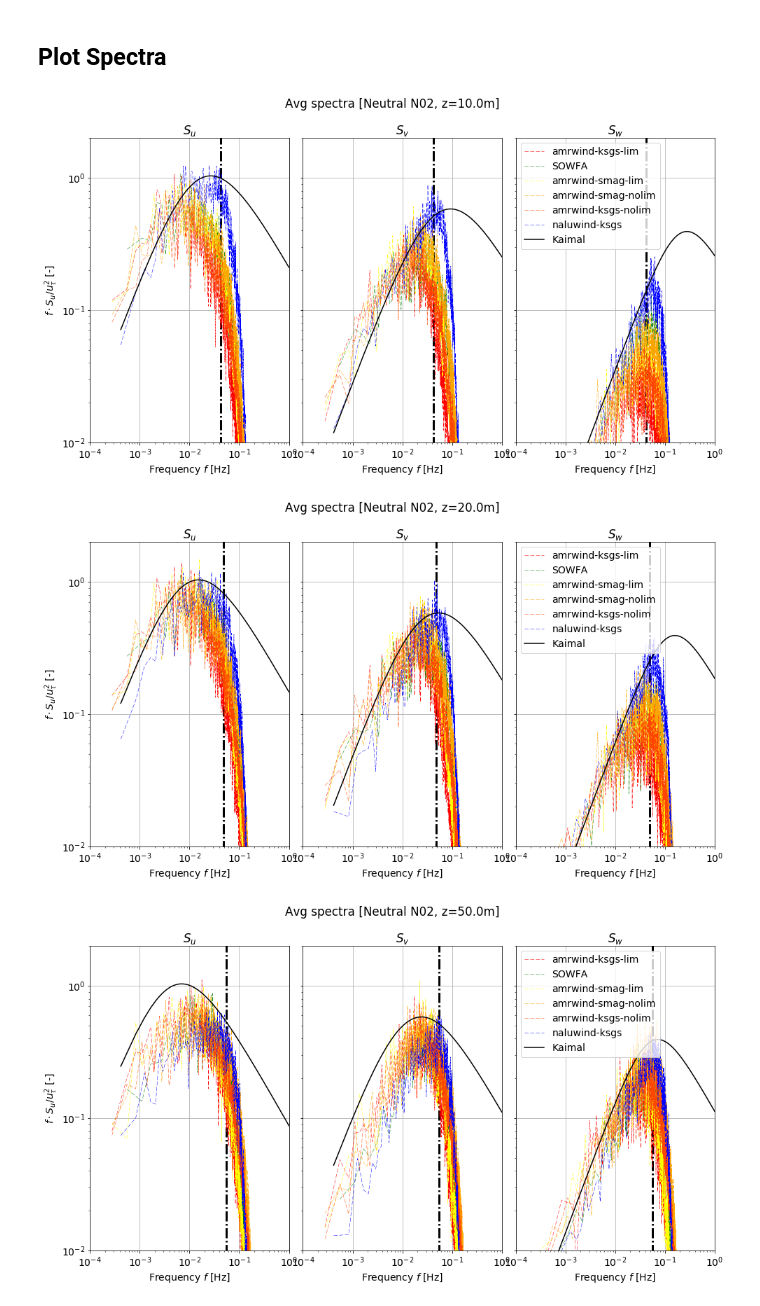
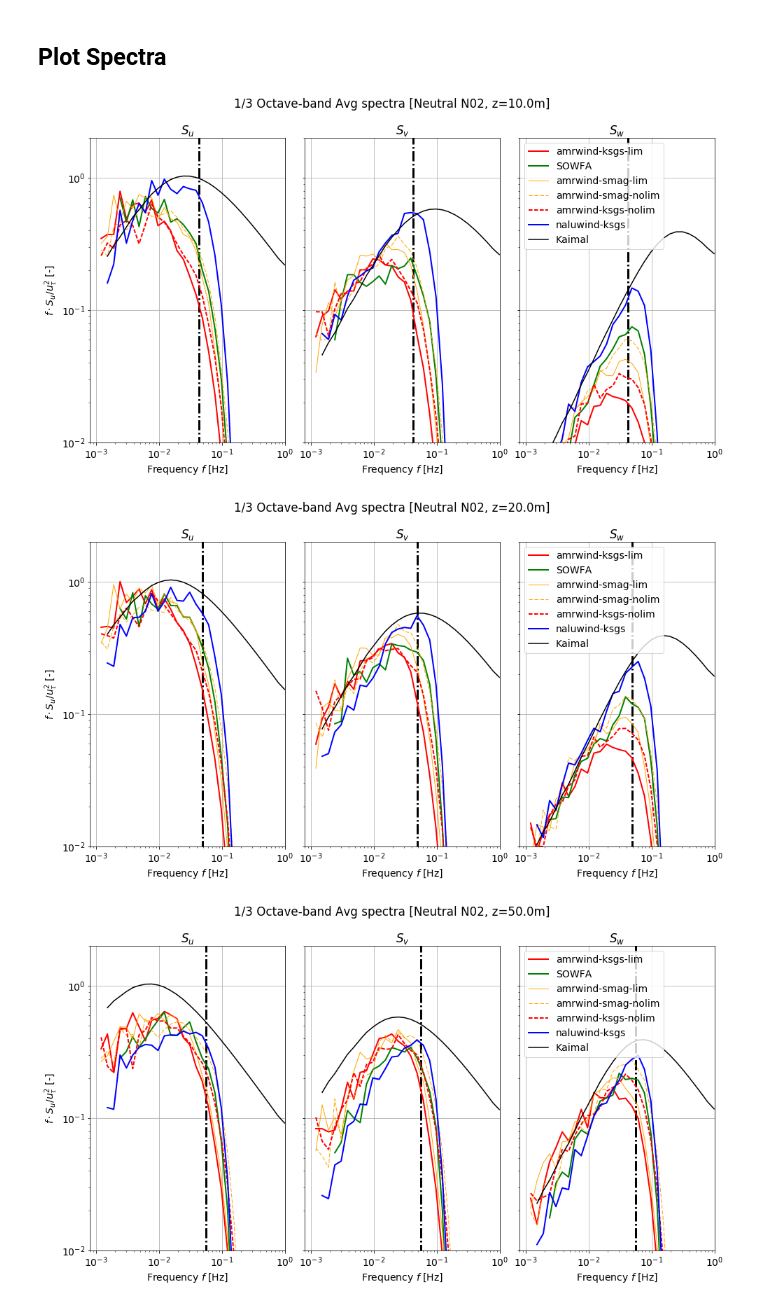
Before and after one commit to Exawind/wind-energy, a Jupyter notebook: Pedersen_N02/compareRuns_n02.ipynb, the cells around one changed output. Drawn from its saved outputs; the diff is of its cells as text; code cells hidden in the pictures.

Commit message:
Added 1/3-Octave averaged spectra results

```diff
--- a/Pedersen_N02/compareRuns_n02.ipynb
+++ b/Pedersen_N02/compareRuns_n02.ipynb
@@ -31,14 +31,14 @@ l_cases = {
 
 # What kind of line styles to use in the plots
 styles = {
-    'amrwind-ksgs-lim':     {'color':'r', 'lw':2, 'ls':'-'},
-#    'naluwind-smag': {'color':'c', 'lw':1, 'ls':'-'},
-    'naluwind-ksgs':        {'color':'b', 'lw':2, 'ls':'-'},
-    'Pedersen:2014':        {'color':'k', 'lw':3, 'ls':'-'},
-    'SOWFA':                {'color':'g', 'lw':2, 'ls':'-'},
-    'amrwind-ksgs-nolim':   {'color':'orangered', 'lw':2, 'ls':'--'},
-    'amrwind-smag-lim':     {'color':'yellow', 'lw':1, 'ls':'-'},
-    'amrwind-smag-nolim':   {'color':'orange', 'lw':1, 'ls':'--'},
+    'amrwind-ksgs-lim':     {'color':'r',         'lw':2, 'ls':'-',  'plotspectra':True},
+#    'naluwind-smag': {'color':'c', 'lw':1, 'ls':'-', 'plotspectra':True},
+    'naluwind-ksgs':        {'color':'b',         'lw':2, 'ls':'-',  'plotspectra':True},
+    'Pedersen:2014':        {'color':'k',         'lw':3, 'ls':'-',  'plotspectra':False},
+    'SOWFA':                {'color':'g',         'lw':2, 'ls':'-',  'plotspectra':True},
+    'amrwind-ksgs-nolim':   {'color':'r',         'lw':2, 'ls':'--', 'plotspectra':True},
+    'amrwind-smag-lim':     {'color':'orange',    'lw':1, 'ls':'-',  'plotspectra':True},
+    'amrwind-smag-nolim':   {'color':'orange',    'lw':1, 'ls':'--', 'plotspectra':True},
 }
 
 deltaX=3000.0/288         # Grid spacing
@@ -113,53 +113,59 @@ for stress in plotstresses:
 # %%
 # Plot limits
 ylims=[1e-2, 2]
-xlims=[1e-4, 1]
+xlims=[8e-4, 1]
 lw=0.5
+Nband = 3     # Average over 1/Nband Octave bands
 
 # Loop over all heights
 for i, z in enumerate(l_cases['naluwind-ksgs'].ps_data['z']):
     fig, axs = plt.subplots(1,3,figsize=(16,8),sharey=True)
 
     # Compute maximum resolvable frequency
     hvelmag = l_cases['naluwind-ksgs'].interp_hvelmag(z)
     fmax = 0.6*hvelmag/(8*deltaX)
 
     # Plot each case
     for l,c in l_cases.items():
         ls=styles[l]
-        if l != 'Pedersen:2014': # Ignore Pedersen, no spectra there
+        if ls['plotspectra']: # Ignore Pedersen, no spectra there
             f, suu, svv, sww = c.point_spectra(z)
             utau = float(c.istats['ustar'])
-            axs[0].loglog(f, f * suu/(utau * utau) , color=ls['color'], linewidth=lw, linestyle='--', label=l+' - u')
-            axs[1].loglog(f, f * svv/(utau * utau) , color=ls['color'], linewidth=lw, linestyle='--', label=l+' - v')
-            axs[2].loglog(f, f * sww/(utau * utau) , color=ls['color'], linewidth=lw, linestyle='--', label=l)
+            avgf, avgsuu = windspectra.NarrowToOctaveBand(f, suu, Nband)
+            avgf, avgsvv = windspectra.NarrowToOctaveBand(f, svv, Nband)
+            avgf, avgsww = windspectra.NarrowToOctaveBand(f, sww, Nband)
+
+            axs[0].loglog(avgf, avgf*avgsuu/(utau * utau) , color=ls['color'], linewidth=ls['lw'], linestyle=ls['ls'], label=l+' - u')
+            axs[1].loglog(avgf, avgf*avgsvv/(utau * utau) , color=ls['color'], linewidth=ls['lw'], linestyle=ls['ls'], label=l+' - v')
+            axs[2].loglog(avgf, avgf*avgsww/(utau * utau) , color=ls['color'], linewidth=ls['lw'], linestyle=ls['ls'], label=l)
+
 
     # Plot the Kaimal spectra
-    lineu, = axs[0].loglog(f, windspectra.getKaimal(f, z, hvelmag ),
-                           label='Kaimal - u', color='k')
-    linev, = axs[1].loglog(f, windspectra.getKaimal(f, z, hvelmag, params=windspectra.vKaimalconst),
-                           label='Kaimal - v', color='k')
-    linew, = axs[2].loglog(f, windspectra.getKaimal(f, z, hvelmag, params=windspectra.wKaimalconst),
-                           label='Kaimal', color='k')
+    avgf, suuKai = windspectra.NarrowToOctaveBand(f, windspectra.getKaimal(f, z, hvelmag ), Nband)
+    avgf, svvKai = windspectra.NarrowToOctaveBand(f, windspectra.getKaimal(f, z, hvelmag, params=windspectra.vKaimalconst), Nband)
+    avgf, swwKai = windspectra.NarrowToOctaveBand(f, windspectra.getKaimal(f, z, hvelmag, params=windspectra.wKaimalconst), Nband)
+    lineu, = axs[0].loglog(avgf, suuKai, label='Kaimal - u', color='k')
+    linev, = axs[1].loglog(avgf, svvKai, label='Kaimal - v', color='k')
+    linew, = axs[2].loglog(avgf, swwKai, label='Kaimal', color='k')
 
     # Set individual axes labels
     axs[0].set_ylabel('$f\cdot S_{u}/u_{\\tau}^2$ [-]')
     axs[0].set_title('$S_{u}$')
     axs[1].set_title('$S_{v}$')
     axs[2].set_title('$S_{w}$')
     axs[2].legend(loc='upper left')
 
     # Go set common stuff for all plots
     for iax in range(3):
         axs[iax].vlines(fmax, 5e-4, 20,lw=3, linestyle='-.')
         axs[iax].set_xlim(xlims[0], xlims[1])
         axs[iax].set_ylim(ylims[0], ylims[1])
         axs[iax].grid()
         axs[iax].set_xlabel('Frequency $f$ [Hz]')
 
-    fig.suptitle('Avg spectra [Neutral N02, z={:.1f}m]'.format(z))
-    plt.subplots_adjust(wspace=0.07)
+    fig.suptitle('1/3 Octave-band Avg spectra [Neutral N02, z={:.1f}m]'.format(z))
+    plt.subplots_adjust(wspace=0.1)
 # %% [output]
-[figure, old version]
+[figure, new version]
-[figure, old version]
+[figure, new version]
-[figure, old version]
+[figure, new version]
```
Also changed, not shown: parts of 5 cells of this notebook, 1 other file.
